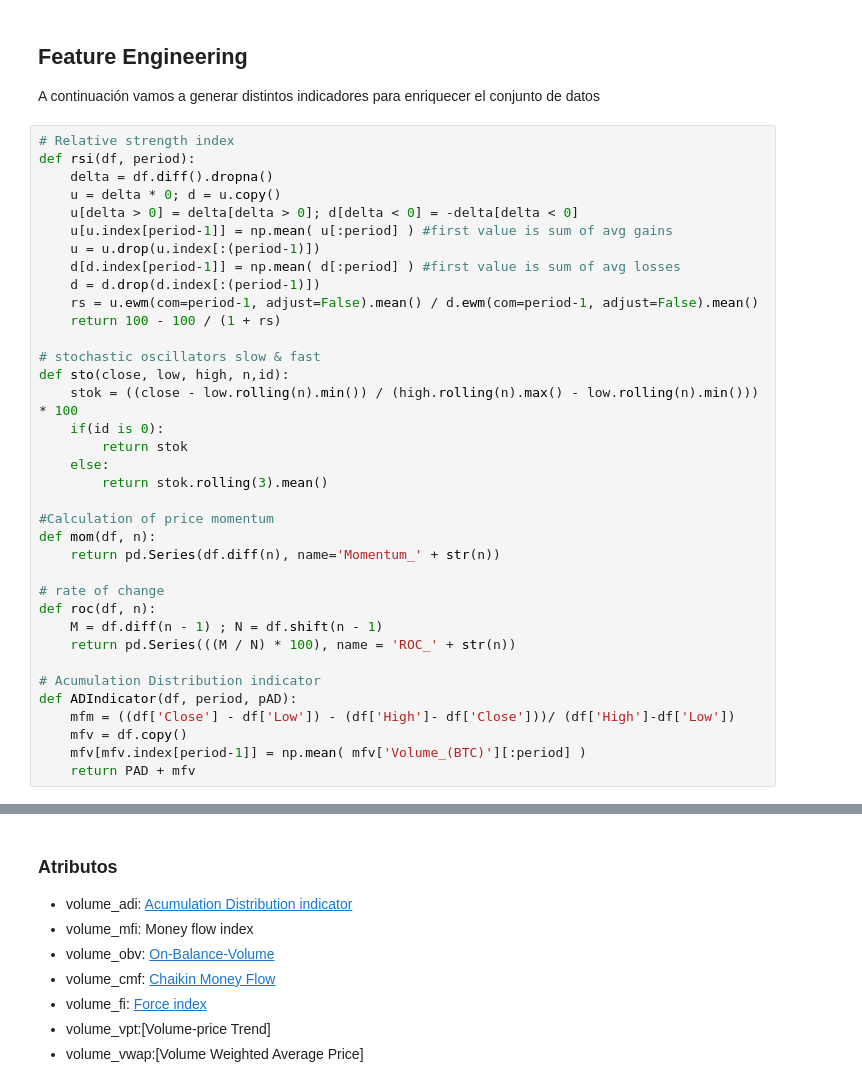
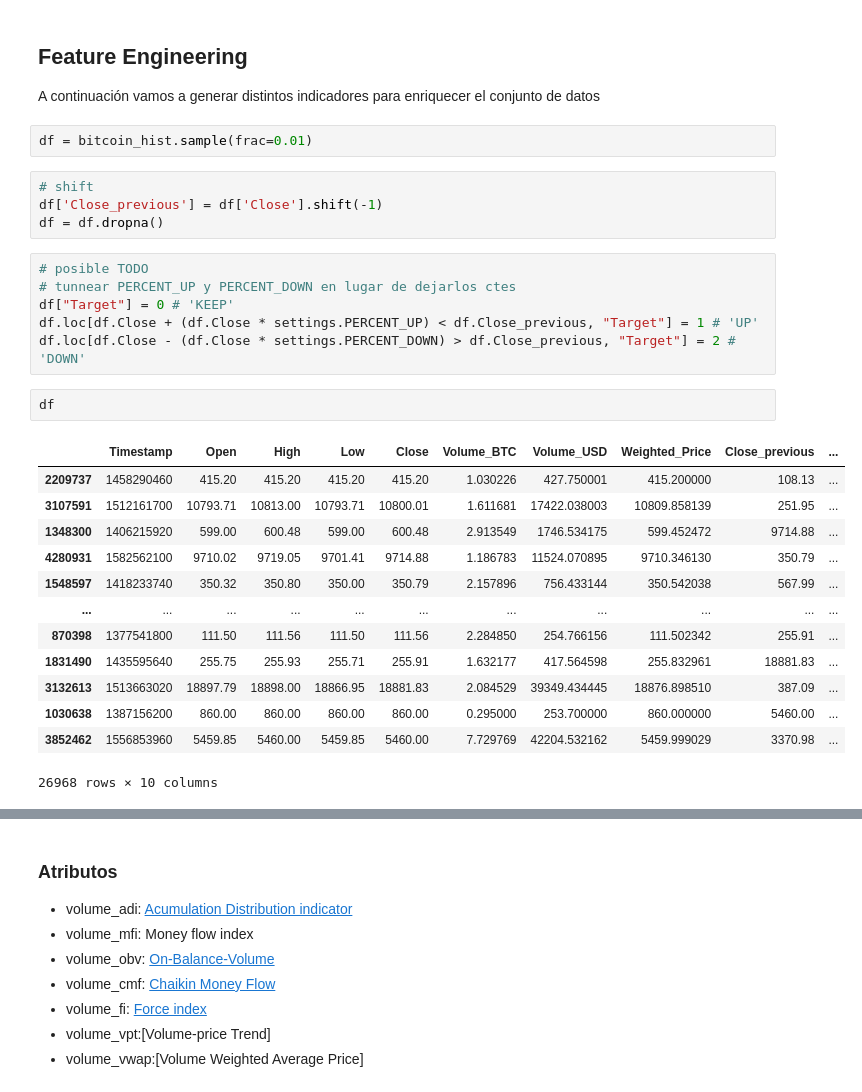
Before and after one commit to ZarthaxX/aa-tp-crypto, a Jupyter notebook: Untitled.ipynb, the cells around one changed output, grey strips where cells are left out. Drawn from its saved outputs; the diff is of its cells as text.

```diff
--- a/Untitled.ipynb
+++ b/Untitled.ipynb
@@ -286,39 +294,31 @@ Dickey–Fuller test: p=1.000000
 # %% [markdown]
 ## Feature Engineering
 A continuación vamos a generar distintos indicadores para enriquecer el conjunto de datos
-# %%
-# Relative strength index
-def rsi(df, period):
-    delta = df.diff().dropna()
-    u = delta * 0; d = u.copy()
-    u[delta > 0] = delta[delta > 0]; d[delta < 0] = -delta[delta < 0]
-    u[u.index[period-1]] = np.mean( u[:period] ) #first value is sum of avg gains
-    u = u.drop(u.index[:(period-1)])
-    d[d.index[period-1]] = np.mean( d[:period] ) #first value is sum of avg losses
-    d = d.drop(d.index[:(period-1)])
-    rs = u.ewm(com=period-1, adjust=False).mean() / d.ewm(com=period-1, adjust=False).mean()
-    return 100 - 100 / (1 + rs)
-
-# stochastic oscillators slow & fast
-def sto(close, low, high, n,id):
-    stok = ((close - low.rolling(n).min()) / (high.rolling(n).max() - low.rolling(n).min())) * 100
-    if(id is 0):
-        return stok
-    else:
-        return stok.rolling(3).mean()
-
-#Calculation of price momentum
-def mom(df, n):
-    return pd.Series(df.diff(n), name='Momentum_' + str(n))
-
-# rate of change
-def roc(df, n):
-    M = df.diff(n - 1) ; N = df.shift(n - 1)
-    return pd.Series(((M / N) * 100), name = 'ROC_' + str(n))
-
-# Acumulation Distribution indicator
-def ADIndicator(df, period, pAD):
-    mfm = ((df['Close'] - df['Low']) - (df['High']- df['Close']))/ (df['High']-df['Low'])
-    mfv = df.copy()
-    mfv[mfv.index[period-1]] = np.mean( mfv['Volume_(BTC)'][:period] )
-    return PAD + mfv
+# %%
+df = bitcoin_hist.sample(frac=0.01)
+# %%
+# shift
+df['Close_previous'] = df['Close'].shift(-1)
+df = df.dropna()
+# %%
+# posible TODO
+# tunnear PERCENT_UP y PERCENT_DOWN en lugar de dejarlos ctes
+df["Target"] = 0 # 'KEEP'
+df.loc[df.Close + (df.Close * settings.PERCENT_UP) < df.Close_previous, "Target"] = 1 # 'UP'
+df.loc[df.Close - (df.Close * settings.PERCENT_DOWN) > df.Close_previous, "Target"] = 2 # 'DOWN'
+# %%
+df
+# %% [output]
+|  | Timestamp | Open | High | Low | Close | Volume_BTC | Volume_USD | Weighted_Price | Close_previous | ... |
+| 2209737 | 1458290460 | 415.20 | 415.20 | 415.20 | 415.20 | 1.030226 | 427.750001 | 415.200000 | 108.13 | ... |
+| 3107591 | 1512161700 | 10793.71 | 10813.00 | 10793.71 | 10800.01 | 1.611681 | 17422.038003 | 10809.858139 | 251.95 | ... |
+| 1348300 | 1406215920 | 599.00 | 600.48 | 599.00 | 600.48 | 2.913549 | 1746.534175 | 599.452472 | 9714.88 | ... |
+| 4280931 | 1582562100 | 9710.02 | 9719.05 | 9701.41 | 9714.88 | 1.186783 | 11524.070895 | 9710.346130 | 350.79 | ... |
+| 1548597 | 1418233740 | 350.32 | 350.80 | 350.00 | 350.79 | 2.157896 | 756.433144 | 350.542038 | 567.99 | ... |
+| ... | ... | ... | ... | ... | ... | ... | ... | ... | ... | ... |
+| 870398 | 1377541800 | 111.50 | 111.56 | 111.50 | 111.56 | 2.284850 | 254.766156 | 111.502342 | 255.91 | ... |
+| 1831490 | 1435595640 | 255.75 | 255.93 | 255.71 | 255.91 | 1.632177 | 417.564598 | 255.832961 | 18881.83 | ... |
+| 3132613 | 1513663020 | 18897.79 | 18898.00 | 18866.95 | 18881.83 | 2.084529 | 39349.434445 | 18876.898510 | 387.09 | ... |
+| 1030638 | 1387156200 | 860.00 | 860.00 | 860.00 | 860.00 | 0.295000 | 253.700000 | 860.000000 | 5460.00 | ... |
+| 3852462 | 1556853960 | 5459.85 | 5460.00 | 5459.85 | 5460.00 | 7.729769 | 42204.532162 | 5459.999029 | 3370.98 | ... |
+26968 rows × 10 columns
```
Also changed, not shown: parts of 29 cells of this notebook, 2 other files.
